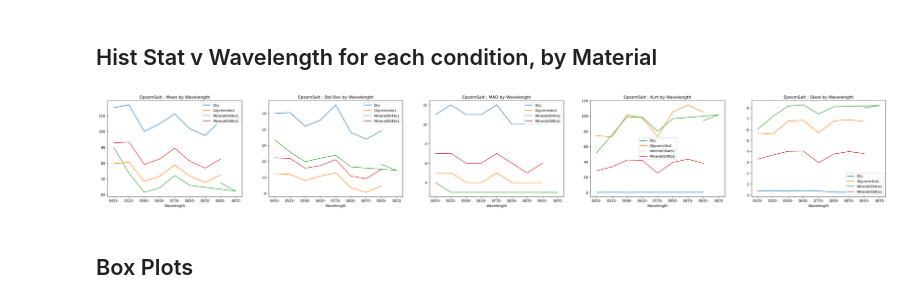
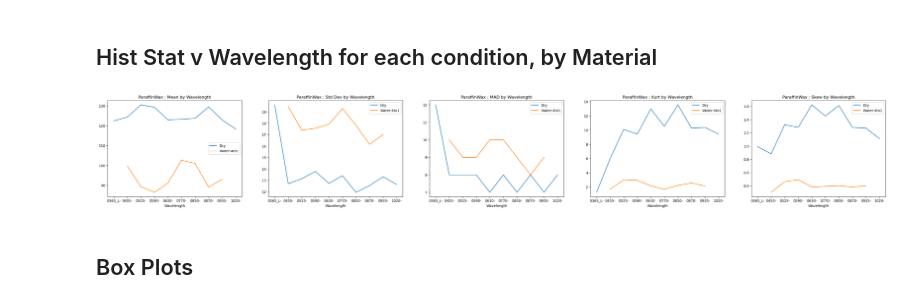
Before and after one commit to jfan14mc/Sand-Image-Anaylsis, a Jupyter notebook: imageTesting.ipynb, the cells around one changed output. Saved outputs shown, nothing was run; the diff lists cells and outputs as text; code cells hidden in the pictures.

```diff
--- a/imageTesting.ipynb
+++ b/imageTesting.ipynb
@@ -415,18 +451,18 @@ for wavelength in wavelengths:
 #histogram statistic profiles
 
 # User input
-material = "EpsomSalt"
+material = "ParaffinWax"
 
 #Path to SandImages folder
 base = '/Users/fanjx1/Documents/SandImages'
 
 
-def statList(image):
-    return [np.mean(image, axis=(0, 1)).round(2),
-            np.std(image, axis=(0, 1)).round(2),
-            scipy.stats.median_abs_deviation(image, axis = (0,1)),
-            round(scipy.stats.kurtosis(image, axis = (0,1)),2),
-            round(scipy.stats.skew(image, axis = (0,1)),2)]
+def statList(imageArray):
+    return [round(np.mean(imageArray, axis=(0, 1)),2),
+            round(np.std(imageArray, axis=(0, 1)),2),
+            scipy.stats.median_abs_deviation(imageArray, axis = (0,1)),
+            round(scipy.stats.kurtosis(imageArray, axis = (0,1)),2),
+            round(scipy.stats.skew(imageArray, axis = (0,1)),2)]
 
 
 def ioOpen(image):
@@ -447,38 +483,38 @@ stats = {}
 
 fig, axs = plt.subplots(1,5, figsize = (40,5))
 
-#For each condition, find the and sort the wavelengths present
+
 for condition in conditions:
      wavelengthsInCondition = glob.glob(os.path.join(condition, '*'))
      wavelengthsInCondition.sort()
 
      #Get the statistics for each wavelength and store them in a dictionary
      for wavelength in wavelengthsInCondition: #wavelength is '.../Material-ConditionRatio/Wavelength-.tiff', etc
           wavelengthName = os.path.basename(wavelength).partition('.')[0]#'0455-'
           stats[wavelengthName] = statList(ioOpen(wavelength))
 
      #Create dataframe that will be graphed from and resets the dictonary for the next statistic
      combName = os.path.basename(condition) #comb (combination) is a material (walnut shell/glass beads/anthracite...) and condition (dry/water/oil...)
      combSplit = combName.partition('-') #['WalnutShell','-','MineralOil4to1']
      statData = pd.DataFrame(stats, index = ['Mean', 'Std Dev', 'MAD', 'Kurt', 'Skew'])
      stats.clear()
 
      #Plotting the respective statistics by wavelength profile on each axis for the given condition
      statCount = 0
      for stat in statData.index:
-          axs[statCount].set_title(material + ' : ' + stat + ' by Wavelength')
+          axs[statCount].set_title(material + ' : ' + stat + ' by Wavelength') #'WalnutShell : Mean by Wavelength'
           axs[statCount].plot(statData.loc[stat], label = combSplit[2])
           axs[statCount].legend(loc='best')
           axs[statCount].xaxis.set_label_text('Wavelength')
           statCount += 1
 
 materialName = combName.partition('-')[0]
 pictureName = material + 'StatisticsProfiles.png'
 if os.path.exists(os.path.join(base, 'ImageStatistics', combSplit[0])) == False:
      os.mkdir(os.path.join(base, 'ImageStatistics', combSplit[0]))
 fig.savefig(os.path.join(base, 'ImageStatistics', materialName, pictureName), bbox_inches= 'tight')
 # %% [output]
-[figure, old version]
+[figure, new version]
 # %% [markdown]
 ## Box Plots
 # %%
```
Also changed, not shown: parts of 8 cells of this notebook.
